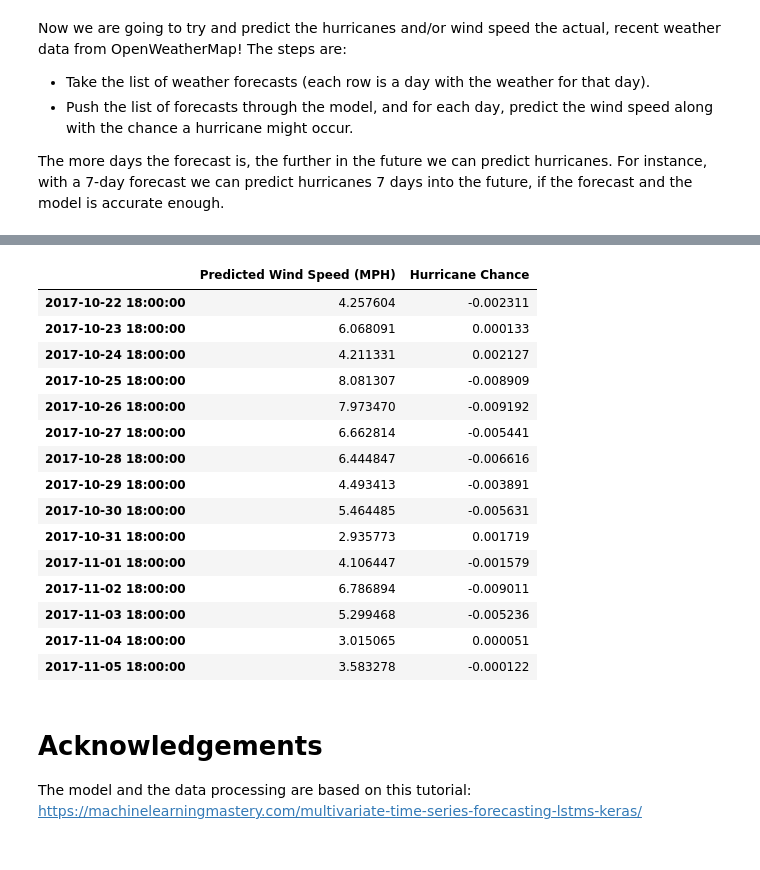
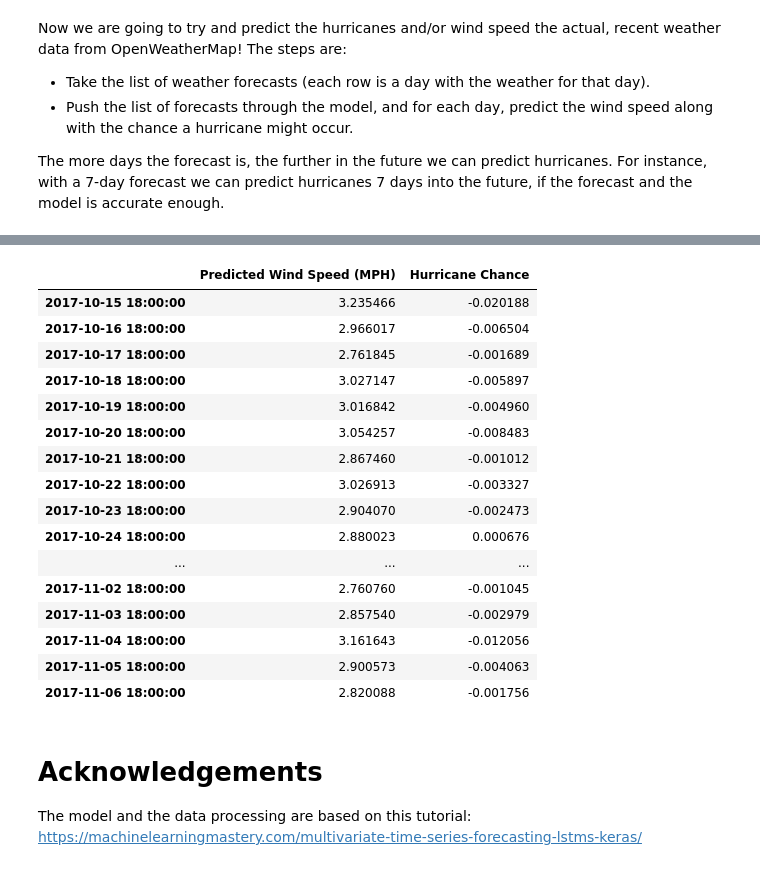
Before and after one commit to peterwilli/HurricAIne, a Jupyter notebook: HurricanePrediction.ipynb, the cells around one changed output, grey strips where cells are left out. Drawn from its saved outputs; the diff is of its cells as text; code cells hidden in the pictures.

```diff
--- a/HurricanePrediction.ipynb
+++ b/HurricanePrediction.ipynb
@@ -275,7 +275,7 @@ scaled = scaler.fit_transform(values)
 reframed = series_to_supervised(scaled, houston_to_supervise.columns, 1, 1)
 
 # drop columns we don't want to predict
-reframed.drop(reframed.loc[:, 'Events(t)' : 'Max.Humidity(t)'].head(0).columns, axis=1, inplace=True)
+reframed.drop(reframed.loc[:, 'Events(t)' : 'WindDirDegrees.br...(t)'].head(0).columns, axis=1, inplace=True)
 reframed.drop(reframed.loc[:, ['Max.Sea.Level.PressureIn(t)']].head(0).columns, axis=1, inplace=True)
 
 reframed.drop(reframed.loc[:, ['Hurricane_Started(t-1)']].head(0).columns, axis=1, inplace=True)
@@ -336,15 +336,14 @@ It consists of 3 important components:
 # %%
 # design network
 model = Sequential()
-model.add(LSTM(15, return_sequences=False, input_shape=(train_X.shape[1], train_X.shape[2])))
-model.add(GaussianDropout(rate=0.1))
+model.add(LSTM(15, recurrent_dropout=0.2, dropout=0.2, return_sequences=False, input_shape=(train_X.shape[1], train_X.shape[2])))
 model.add(Dense(2))
 model.compile(loss='mae', optimizer='adam')
 # %% [markdown]
 Here the actual training starts. For now we let the model do 1 round of 5 epochs. It seems to be enough to get started.
 # %%
 # fit network
-history = model.fit(train_X, train_y, epochs=5, batch_size=72, validation_data=(test_X, test_y), verbose=2, shuffle=False)
+history = model.fit(train_X, train_y, epochs=5, batch_size=128, validation_data=(test_X, test_y), verbose=2, shuffle=False)
 
 # Clear the screen so we can see the charts
 clear_output()
@@ -414,3 +370,35 @@ The steps are:
  - Push the list of forecasts through the model, and for each day, predict the wind speed along with the chance a hurricane might occur.
 
 The more days the forecast is, the further in the future we can predict hurricanes. For instance, with a 7-day forecast we can predict hurricanes 7 days into the future, if the forecast and the model is accurate enough.
+# %%
+def weather_row_to_pandas(rows):
+    def val_by_name(r, name):
+        return r[owm_headers.index(name)]
+
+    def to_normal_event(status_short):
+        d = {
+            'Rain': 'Rain'
+        }
+        if status_short in d:
+            return d[status_short]
+        return '0'
+
+    data = []
+    index = []
+    for r in rows:
+        index.append(pd.to_datetime(r[0], unit='s'))
+        data.append([to_normal_event(val_by_name(r, 'status_short')), val_by_name(r, 'Max.TemperatureF'),
+                     val_by_name(r, 'cloud_coverage'), val_by_name(r, 'wind_dir'), val_by_name(r, 'wind_speed'), val_by_name(r, 'sea_level')])
+
+    data = np.array(data) # make sure all data are floats or ints by converting to a numpy array
+    return (pd.DataFrame(data=data,
+                      index=index,
+                      columns=['Events', 'Max.TemperatureF', 'CloudCover', 'WindDirDegrees.br...', 'Max.Wind.SpeedMPH', 'Max.Sea.Level.PressureIn']))
+
+if os.path.isfile(owm_data_path):
+    with open(owm_data_path, 'r') as csv_file:
+        reader = csv.reader(csv_file,  delimiter=';',
+                            quotechar='|', quoting=csv.QUOTE_MINIMAL)
+        print(next(reader)) # skip header
+        owm_data = weather_row_to_pandas(reader)
+owm_data
@@ -418,52 +425,51 @@ The more days the forecast is, the further in the future we can predict hurrican
 # ensure all data is float
 data = owm_data.apply(pd.to_numeric, args=('coerce',))
 data.fillna(0, inplace=True)
 values = data.values
-
 values = values.astype('float32')
 scaled = scaler.fit_transform(values)
 
 reframed = series_to_supervised(scaled, data.columns, 1, 1)
 # drop columns we don't want to predict
-reframed.drop(reframed.loc[:, 'Events(t)' : 'Max.Humidity(t)'].head(0).columns, axis=1, inplace=True)
+reframed.drop(reframed.loc[:, 'Events(t)' : 'WindDirDegrees.br...(t)'].head(0).columns, axis=1, inplace=True)
 reframed.drop(reframed.loc[:, ['Max.Sea.Level.PressureIn(t)']].head(0).columns, axis=1, inplace=True)
 pred = reframed.values
+pred = pred[:, :-1]
 pred = pred.reshape((pred.shape[0], 1, pred.shape[1]))
 yhat = model.predict(pred)
 
 # Here we create an empty array with the same dimensions as where we had our original data.
 # We then place the values that have been predicted (wind speed) under the same columns as in the original data.
 # This is at column 4 and 5.
 # We can then use the scaler to inverse the normalization of the numbers.
 inv_yhat = np.zeros((yhat.shape[0], values.shape[1]))
 inv_yhat[:, 4] = yhat[:, 0]
-#inv_yhat[:, 5] = yhat[:, 1]
 
 inv_yhat = scaler.inverse_transform(inv_yhat)
 yhat[:, 0] = inv_yhat[:, 4]
-#yhat[:, 1] = inv_yhat[:, 5]
 
 df = pd.DataFrame(data=yhat,
                   index=data.index[:-1],
                   columns=['Predicted Wind Speed (MPH)', 'Hurricane Chance'])
 df
 # %% [output]
 |  | Predicted Wind Speed (MPH) | Hurricane Chance |
-| 2017-10-22 18:00:00 | 4.257604 | -0.002311 |
-| 2017-10-23 18:00:00 | 6.068091 | 0.000133 |
-| 2017-10-24 18:00:00 | 4.211331 | 0.002127 |
-| 2017-10-25 18:00:00 | 8.081307 | -0.008909 |
-| 2017-10-26 18:00:00 | 7.973470 | -0.009192 |
-| 2017-10-27 18:00:00 | 6.662814 | -0.005441 |
-| 2017-10-28 18:00:00 | 6.444847 | -0.006616 |
-| 2017-10-29 18:00:00 | 4.493413 | -0.003891 |
-| 2017-10-30 18:00:00 | 5.464485 | -0.005631 |
-| 2017-10-31 18:00:00 | 2.935773 | 0.001719 |
-| 2017-11-01 18:00:00 | 4.106447 | -0.001579 |
-| 2017-11-02 18:00:00 | 6.786894 | -0.009011 |
-| 2017-11-03 18:00:00 | 5.299468 | -0.005236 |
-| 2017-11-04 18:00:00 | 3.015065 | 0.000051 |
-| 2017-11-05 18:00:00 | 3.583278 | -0.000122 |
+| 2017-10-15 18:00:00 | 3.235466 | -0.020188 |
+| 2017-10-16 18:00:00 | 2.966017 | -0.006504 |
+| 2017-10-17 18:00:00 | 2.761845 | -0.001689 |
+| 2017-10-18 18:00:00 | 3.027147 | -0.005897 |
+| 2017-10-19 18:00:00 | 3.016842 | -0.004960 |
+| 2017-10-20 18:00:00 | 3.054257 | -0.008483 |
+| 2017-10-21 18:00:00 | 2.867460 | -0.001012 |
+| 2017-10-22 18:00:00 | 3.026913 | -0.003327 |
+| 2017-10-23 18:00:00 | 2.904070 | -0.002473 |
+| 2017-10-24 18:00:00 | 2.880023 | 0.000676 |
+| ... | ... | ... |
+| 2017-11-02 18:00:00 | 2.760760 | -0.001045 |
+| 2017-11-03 18:00:00 | 2.857540 | -0.002979 |
+| 2017-11-04 18:00:00 | 3.161643 | -0.012056 |
+| 2017-11-05 18:00:00 | 2.900573 | -0.004063 |
+| 2017-11-06 18:00:00 | 2.820088 | -0.001756 |
 # %% [markdown]
 # Acknowledgements
 
```
Also changed, not shown: parts of 7 cells of this notebook, 2 other files.
